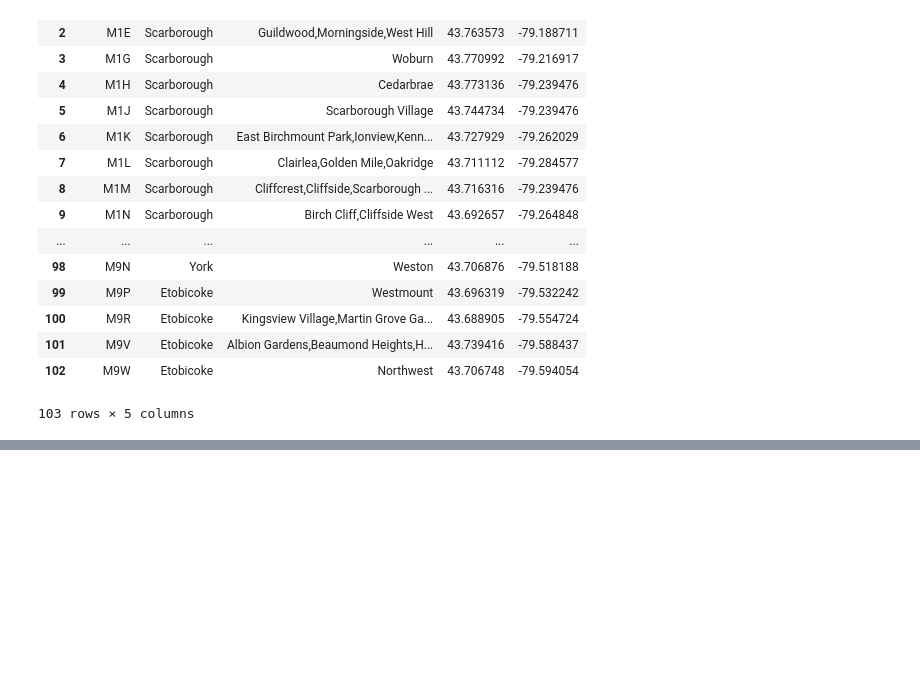
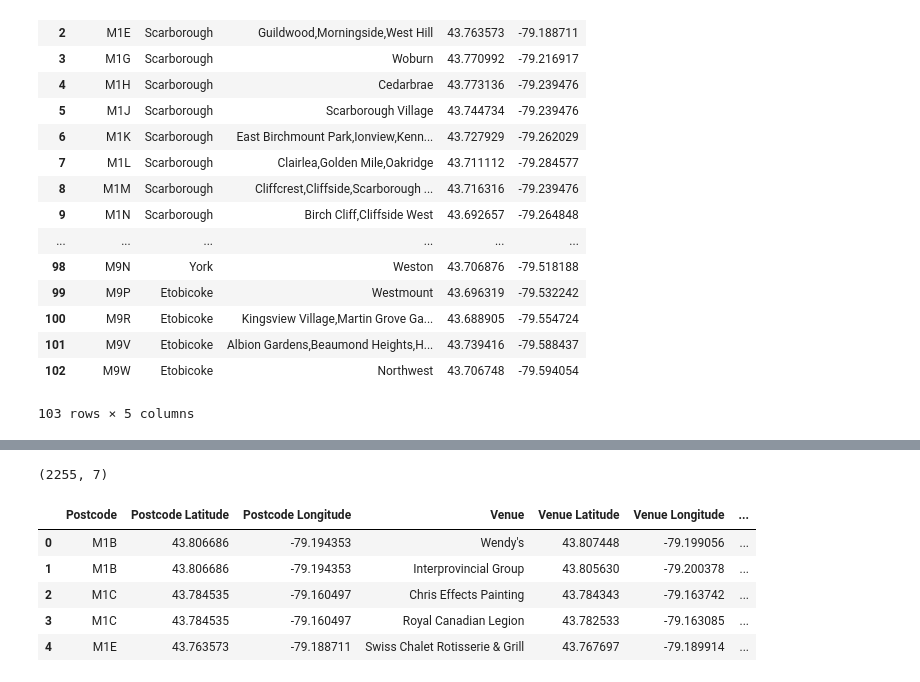
Before and after one commit to benjamin-weller/DataCapstone, a Jupyter notebook: Weller Capstone.ipynb, the cells around one changed output, grey strips where cells are left out. Saved outputs shown, nothing was run; the diff lists cells and outputs as text; code cells hidden in the pictures; blank space fills up the shorter version.

```diff
--- a/Weller Capstone.ipynb
+++ b/Weller Capstone.ipynb
@@ -144,0 +222,11 @@ new_df
+# %%
+print(toronto_venues.shape)
+toronto_venues.head()
+# %% [output]
+(2255, 7)
+|  | Postcode | Postcode Latitude | Postcode Longitude | Venue | Venue Latitude | Venue Longitude | ... |
+| 0 | M1B | 43.806686 | -79.194353 | Wendy's | 43.807448 | -79.199056 | ... |
+| 1 | M1B | 43.806686 | -79.194353 | Interprovincial Group | 43.805630 | -79.200378 | ... |
+| 2 | M1C | 43.784535 | -79.160497 | Chris Effects Painting | 43.784343 | -79.163742 | ... |
+| 3 | M1C | 43.784535 | -79.160497 | Royal Canadian Legion | 43.782533 | -79.163085 | ... |
+| 4 | M1E | 43.763573 | -79.188711 | Swiss Chalet Rotisserie & Grill | 43.767697 | -79.189914 | ... |
```
Also changed, not shown: parts of 26 cells of this notebook.
